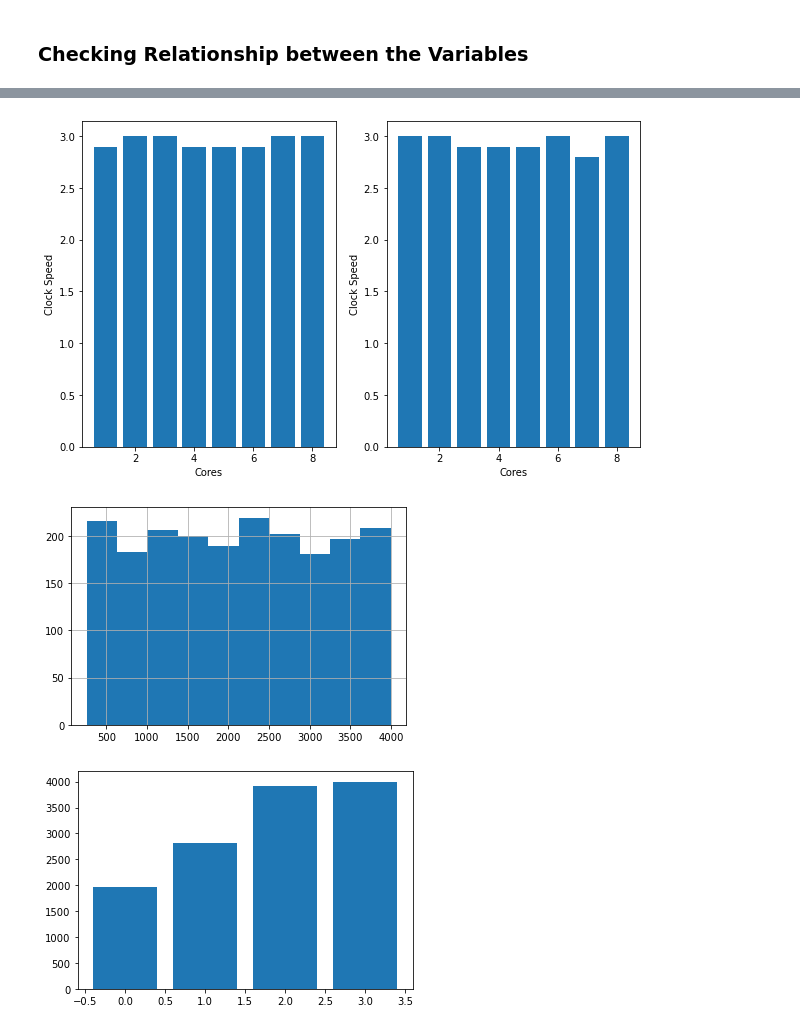
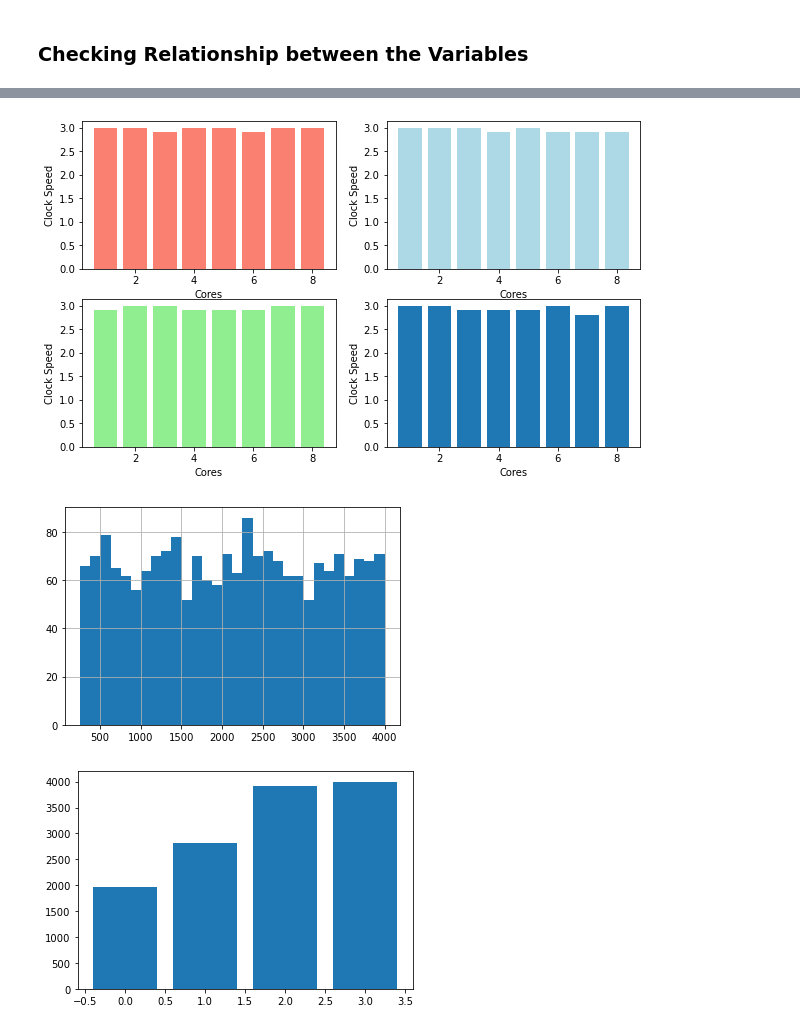
Before and after one commit to Charles2005/Mobile-Price-Classification, a Jupyter notebook: Files/Mobile-Price-Classication.ipynb, the cells around one changed output, grey strips where cells are left out. Drawn from its saved outputs; the diff is of its cells as text; code cells hidden in the pictures.

```diff
--- a/Files/Mobile-Price-Classication.ipynb
+++ b/Files/Mobile-Price-Classication.ipynb
@@ -150,3 +147,0 @@ mobile_train.describe()
-# %%
-mobile_train["sc_a"] = mobile_train["sc_h"] * mobile_train["sc_w"]
-mobile_train.drop(["sc_h", "sc_w"], axis=1, inplace = True)
@@ -179,0 +172,3 @@ mobile_train["price_range"].value_counts().plot(kind="bar", color=["Salmon", "li
+# %%
+fig, ax = plt.subplots(figsize=(20, 20))
+sns.heatmap(corr, annot=True, ax=ax, cmap="icefire");
@@ -180,22 +177,28 @@ mobile_train["price_range"].value_counts().plot(kind="bar", color=["Salmon", "li
 # %%
-fig, (ax, ax2) = plt.subplots(figsize=(10, 6), ncols = 2)
+fig, ((ax, ax2), (ax3, ax4)) = plt.subplots(figsize=(10, 6), ncols = 2, nrows=2)
 
-ax.bar(mobile_train["n_cores"][mobile_train.price_range == 2],
-           mobile_train["clock_speed"][mobile_train.price_range == 2],)
+ax.bar(mobile_train["n_cores"][mobile_train.price_range == 0],
+           mobile_train["clock_speed"][mobile_train.price_range == 0], color=["salmon"])
 
-ax2.bar(mobile_train["n_cores"][mobile_train.price_range == 3],
-           mobile_train["clock_speed"][mobile_train.price_range == 3],)
+ax2.bar(mobile_train["n_cores"][mobile_train.price_range == 1],
+           mobile_train["clock_speed"][mobile_train.price_range == 1],color=["lightblue"])
 
+ax3.bar(mobile_train["n_cores"][mobile_train.price_range == 2],
+           mobile_train["clock_speed"][mobile_train.price_range == 2],color=["lightgreen"])
+
+ax4.bar(mobile_train["n_cores"][mobile_train.price_range == 3],
+           mobile_train["clock_speed"][mobile_train.price_range == 3])
 
 ax.set(xlabel="Cores", ylabel="Clock Speed")
-
 ax2.set(xlabel="Cores", ylabel="Clock Speed");
+ax3.set(xlabel="Cores", ylabel="Clock Speed");
+ax4.set(xlabel="Cores", ylabel="Clock Speed");
 # %% [output]
-[figure, old version]
+[figure, new version]
 # %%
-mobile_train["ram"].hist();
+mobile_train["ram"].hist(bins=30);
 # %% [output]
-[figure, old version]
+[figure, new version]
 # %%
 plt.bar(mobile_train["price_range"], mobile_train["ram"]);
 # %% [output]
```
Also changed, not shown: parts of 10 cells of this notebook.
